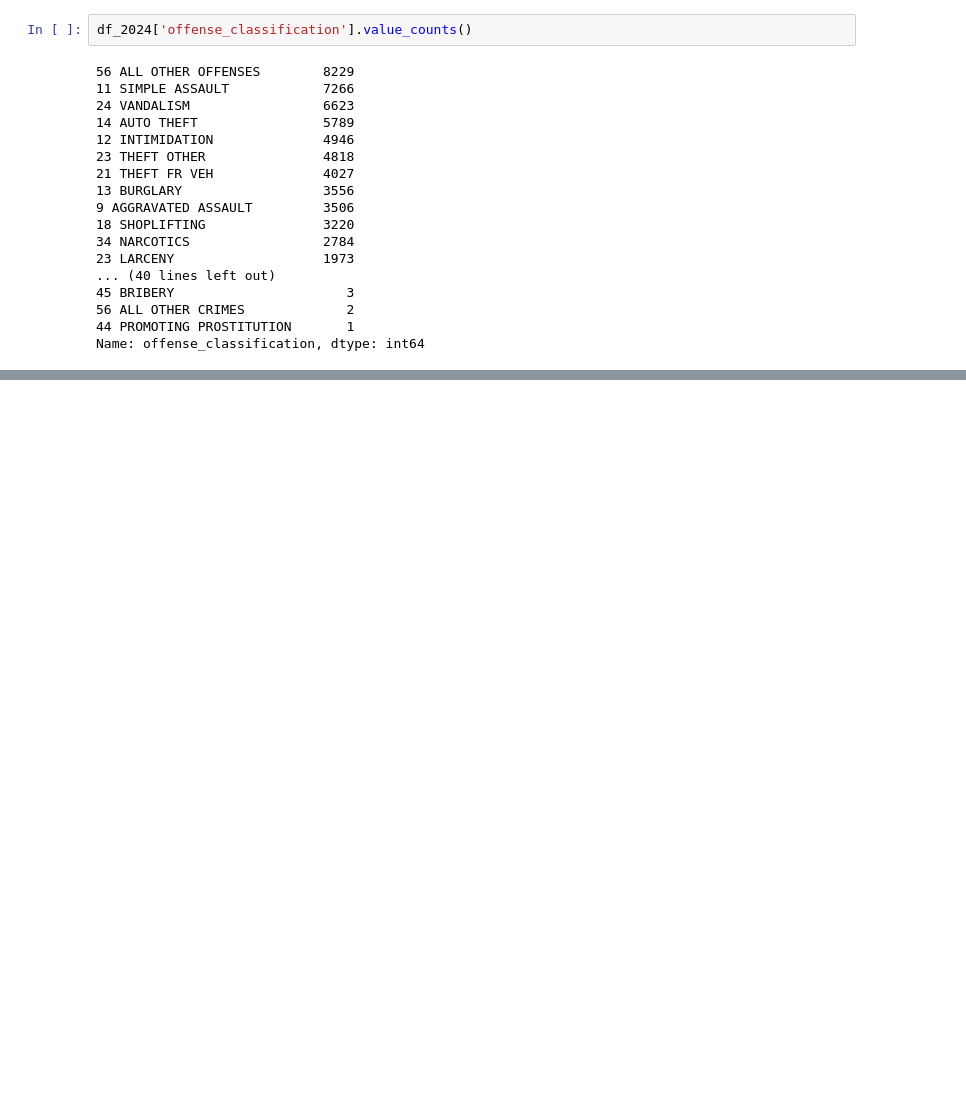
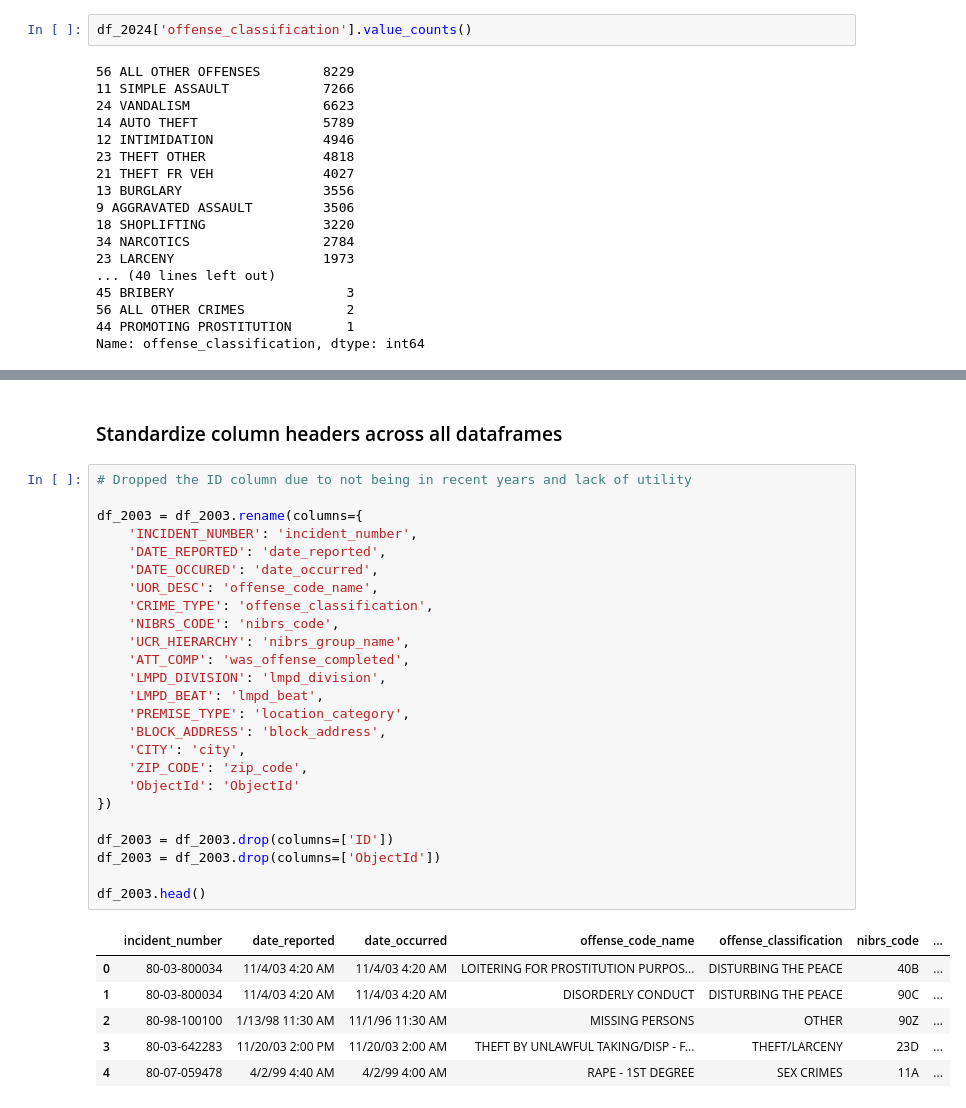
Before and after one commit to JonLar1/Lou_Crime_Data, a Jupyter notebook: notebooks/lou_crime_report.ipynb, the cells around one changed output, grey strips where cells are left out. Drawn from its saved outputs; the diff is of its cells as text; blank space fills up the shorter version.

```diff
--- a/notebooks/lou_crime_report.ipynb
+++ b/notebooks/lou_crime_report.ipynb
@@ -138,0 +242,34 @@ plt.show()
+# %% [markdown]
+### Standardize column headers across all dataframes
+# %%
+# Dropped the ID column due to not being in recent years and lack of utility
+
+df_2003 = df_2003.rename(columns={
+    'INCIDENT_NUMBER': 'incident_number',
+    'DATE_REPORTED': 'date_reported',
+    'DATE_OCCURED': 'date_occurred',
+    'UOR_DESC': 'offense_code_name',
+    'CRIME_TYPE': 'offense_classification',
+    'NIBRS_CODE': 'nibrs_code',
+    'UCR_HIERARCHY': 'nibrs_group_name',
+    'ATT_COMP': 'was_offense_completed',
+    'LMPD_DIVISION': 'lmpd_division',
+    'LMPD_BEAT': 'lmpd_beat',
+    'PREMISE_TYPE': 'location_category',
+    'BLOCK_ADDRESS': 'block_address',
+    'CITY': 'city',
+    'ZIP_CODE': 'zip_code',
+    'ObjectId': 'ObjectId'
+})
+
+df_2003 = df_2003.drop(columns=['ID'])
+df_2003 = df_2003.drop(columns=['ObjectId'])
+
+df_2003.head()
+# %% [output]
+|  | incident_number | date_reported | date_occurred | offense_code_name | offense_classification | nibrs_code | ... |
+| 0 | 80-03-800034 | 11/4/03 4:20 AM | 11/4/03 4:20 AM | LOITERING FOR PROSTITUTION PURPOS... | DISTURBING THE PEACE | 40B | ... |
+| 1 | 80-03-800034 | 11/4/03 4:20 AM | 11/4/03 4:20 AM | DISORDERLY CONDUCT | DISTURBING THE PEACE | 90C | ... |
+| 2 | 80-98-100100 | 1/13/98 11:30 AM | 11/1/96 11:30 AM | MISSING PERSONS | OTHER | 90Z | ... |
+| 3 | 80-03-642283 | 11/20/03 2:00 PM | 11/20/03 2:00 AM | THEFT BY UNLAWFUL TAKING/DISP - F... | THEFT/LARCENY | 23D | ... |
+| 4 | 80-07-059478 | 4/2/99 4:40 AM | 4/2/99 4:00 AM | RAPE - 1ST DEGREE | SEX CRIMES | 11A | ... |
```
Also changed, not shown: parts of 28 cells of this notebook, 1 other file.
